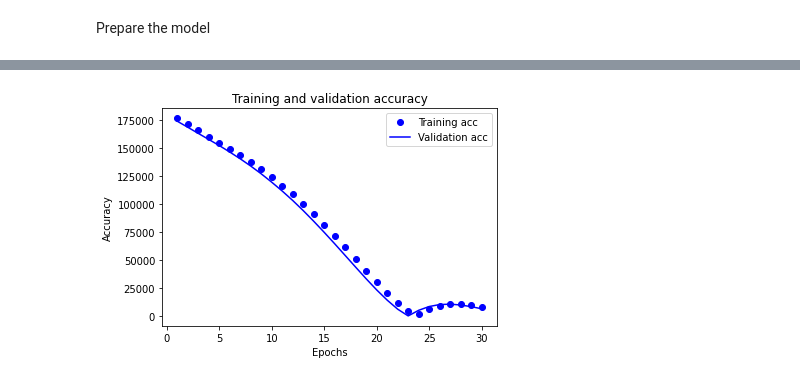
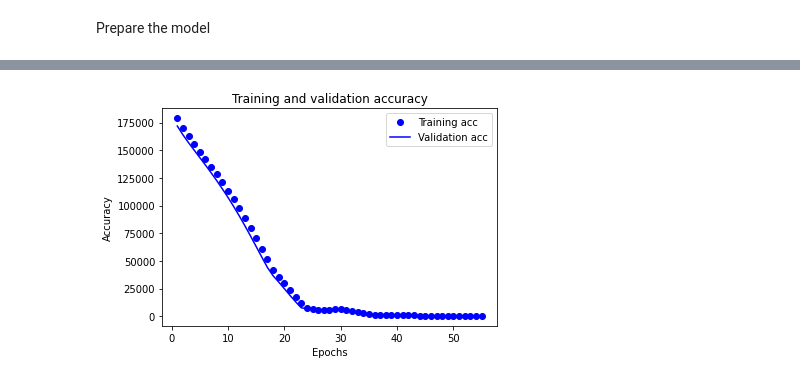
Before and after one commit to ChrisPWilliams/kaggle_house_prices, a Jupyter notebook: house-prices-comp-code.ipynb, the cells around one changed output, grey strips where cells are left out. Saved outputs shown, nothing was run; the diff lists cells and outputs as text; code cells hidden in the pictures.

```diff
--- a/house-prices-comp-code.ipynb
+++ b/house-prices-comp-code.ipynb
@@ -282,7 +292,7 @@ def categorical_preprocess(data):
     data = one_hot_feature(data, "SaleCondition", saleconditionlist)
     return data
 
-def numerical_preprocess(data):
+def normalise_preprocess(data):
     for feature in numerical_features:
         data[feature] = data[feature].replace({"NA":pd.NA})
         mean = data[feature].mean()
@@ -290,6 +300,7 @@ def numerical_preprocess(data):
         stddev = data[feature].std()
         data[feature] = data[feature].sub(mean)
         data[feature] = data[feature].div(stddev)
+    data = data.astype("float64")
     return data
 # %% [markdown]
 Features must be tested for relevance: numerical data must be tested by pearson coefficient (pandas df.corr(method='pearson')), ordinal categorical data (which will be numbers) tested by spearman's rank coefficient (pandas df.corr(method='spearman'))
@@ -400,17 +415,0 @@ Set aside validation set and run the model. Initially will start with basic vali
-# %%
-def full_preprocess(data):
-    data = quality_preprocess(data)
-    data = numerical_preprocess(data)
-    data = data.drop(columns = trash_feats)
-    data = categorical_preprocess(data)
-    data = data.astype("float64")
-    return data
-
-val_data = train_data.iloc[1:200]
-val_labels = train_labels.iloc[1:200]
-partial_train_data = train_data.iloc[200:train_data["Id"].size]
-partial_train_labels = train_labels.iloc[200:train_labels.size]
-val_data = full_preprocess(val_data.copy())
-partial_train_data = full_preprocess(partial_train_data.copy())
-
-assert pd.merge(partial_train_data, val_data, how='inner').shape[0] == 0     # sanity check to ensure no samples shared between validation set and training set
@@ -417,26 +418,52 @@ assert pd.merge(partial_train_data, val_data, how='inner').shape[0] == 0     # s
 # %%
-EPOCHS = 30
+EPOCHS = 55
+FOLDS = 4
+FOLD_SIZE = len(train_data) // FOLDS
+val_accs = []
+total_val_acc = []
+train_accs = []
+total_train_acc = []
+for k in range(FOLDS):
+    val_data = train_data.iloc[k * FOLD_SIZE: (k+1) * FOLD_SIZE]
+    val_labels = train_labels.iloc[k * FOLD_SIZE: (k+1) * FOLD_SIZE]
+    partial_train_data = pd.concat([train_data.iloc[: k * FOLD_SIZE] , train_data.iloc[(k+1) * FOLD_SIZE :]])
+    partial_train_labels = pd.concat([train_labels.iloc[: k * FOLD_SIZE] , train_labels.iloc[(k+1) * FOLD_SIZE :]])
+    val_data = normalise_preprocess(val_data.copy())
+    partial_train_data = normalise_preprocess(partial_train_data.copy())
 
-model = build_model()
+    assert pd.merge(partial_train_data, val_data, how='inner').shape[0] == 0     # sanity check to ensure no samples shared between validation set and training set
 
-history = model.fit(partial_train_data,
-                    partial_train_labels,
-                    epochs=EPOCHS,
-                    batch_size=512,
-                    validation_data=(val_data, val_labels),
-                    verbose=1,
-                    )
+    model = build_model()
 
-history_dict = history.history
-print(history_dict)
+    history = model.fit(partial_train_data,
+                        partial_train_labels,
+                        epochs=EPOCHS,
+                        batch_size=512,
+                        validation_data=(val_data, val_labels),
+                        verbose=1,
+                        )
 
-acc = history_dict['mae']
-val_acc = history_dict['val_mae']
+    history_dict = history.history
 
-epochs = range(1, len(acc) + 1)
+    train_accs.append(history_dict['mae'])
+    val_accs.append(history_dict['val_mae'])
 
-plt.plot(epochs, acc, 'bo', label='Training acc')
-plt.plot(epochs, val_acc, 'b', label='Validation acc')
+for e in range(len(val_accs[0])):
+        valsum = 0
+        trainsum = 0
+        for k in range(FOLDS):
+            valsum += val_accs[k][e]
+            trainsum += train_accs[k][e]
+        total_val = valsum / FOLDS
+        total_train = trainsum / FOLDS
+        total_val_acc.append(total_val)
+        total_train_acc.append(total_train)
+
+
+epochs = range(1, len(total_train_acc) + 1)
+
+plt.plot(epochs, total_train_acc, 'bo', label='Training acc')
+plt.plot(epochs, total_val_acc, 'b', label='Validation acc')
 plt.title('Training and validation accuracy')
 plt.xlabel('Epochs')
 plt.ylabel('Accuracy')
@@ -466 +493 @@ Epoch 30/30
-[figure, old version]
+[figure, new version]
```
Also changed, not shown: parts of 10 cells of this notebook.
